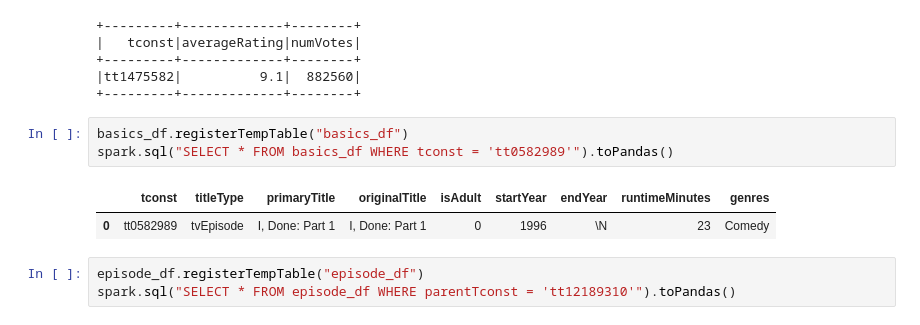
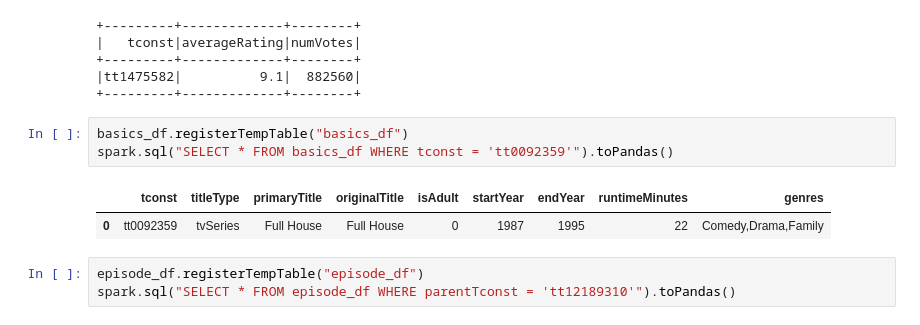
Before and after one commit to vichShir/netflix-analysis, a Jupyter notebook: notebooks/Netflix_Analysis.ipynb, the cells around one changed output. Cells and saved outputs as stored; diff of their text form.

Commit message:
Adicionado dados dos títulos dos episódios do IMDbBasics

```diff
--- a/notebooks/Netflix_Analysis.ipynb
+++ b/notebooks/Netflix_Analysis.ipynb
@@ -1498,10 +1511,10 @@ spark.sql("SELECT * FROM ratings_df WHERE tconst = 'tt1475582'").show()
 +---------+-------------+--------+
 # %%
 basics_df.registerTempTable("basics_df")
-spark.sql("SELECT * FROM basics_df WHERE tconst = 'tt0582989'").toPandas()
+spark.sql("SELECT * FROM basics_df WHERE tconst = 'tt0092359'").toPandas()
 # %% [output]
 |  | tconst | titleType | primaryTitle | originalTitle | isAdult | startYear | endYear | runtimeMinutes | genres |
-| 0 | tt0582989 | tvEpisode | I, Done: Part 1 | I, Done: Part 1 | 0 | 1996 | \N | 23 | Comedy |
+| 0 | tt0092359 | tvSeries | Full House | Full House | 0 | 1987 | 1995 | 22 | Comedy,Drama,Family |
 # %%
 episode_df.registerTempTable("episode_df")
 spark.sql("SELECT * FROM episode_df WHERE parentTconst = 'tt12189310'").toPandas()
```
Also changed, not shown: parts of 19 cells of this notebook, 1 other file.
